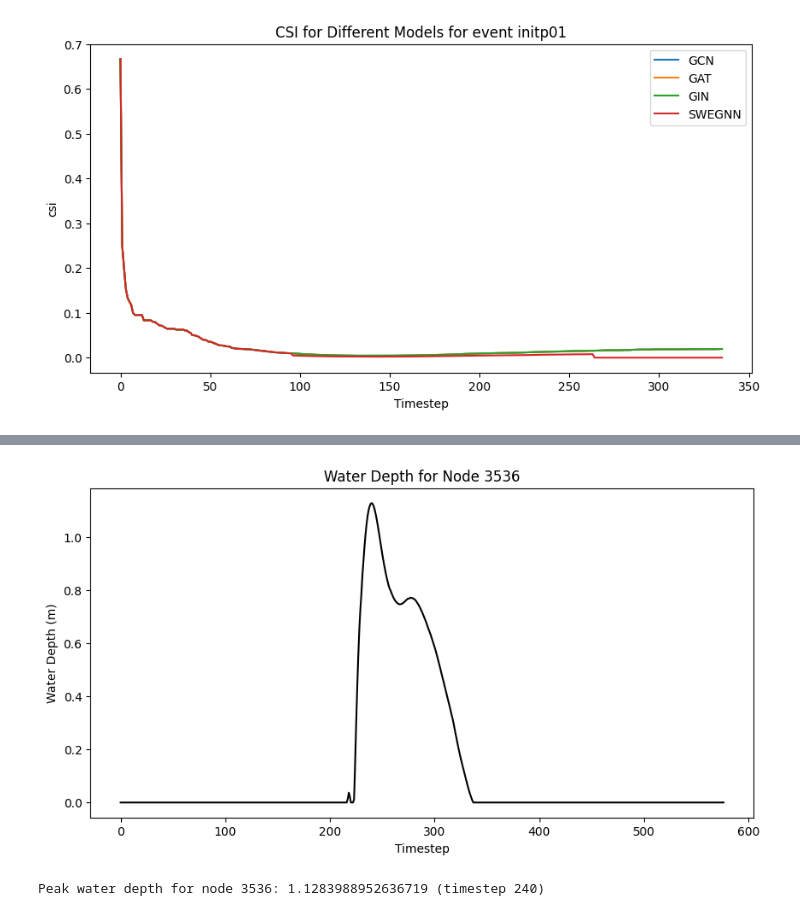
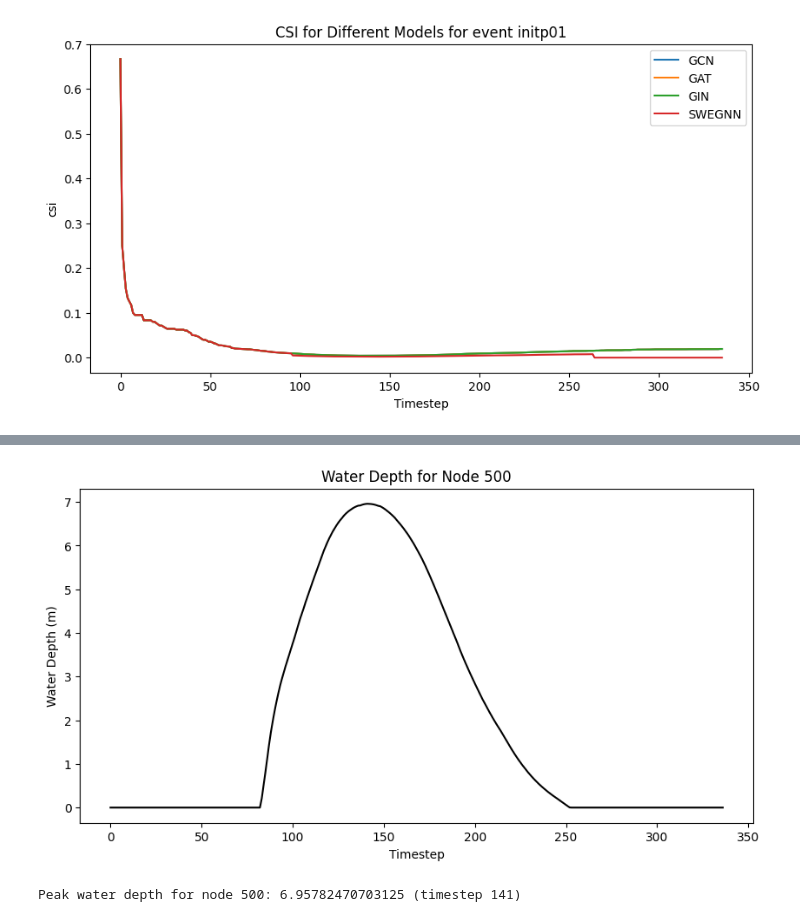
Before and after one commit to acostacos/gnn_flood_modeling, a Jupyter notebook: view_metrics.ipynb, the cells around one changed output, grey strips where cells are left out. Saved outputs shown, nothing was run; the diff lists cells and outputs as text; code cells hidden in the pictures.

```diff
--- a/view_metrics.ipynb
+++ b/view_metrics.ipynb
@@ -147,24 +147,24 @@ torch.Size([577, 22551])
 # %%
-# NODE_IDX = 13699
-NODE_IDX = 3536 # Upstream node index
+NODE_IDX = 500
+# NODE_IDX = 3536 # Upstream node index
 # NODE_IDX = 10593 # Midstream node index
 # NODE_IDX = 17686 # Downstream node index
 
 def plot_water_depth_for_node(node_idx: int, water_depth: torch.Tensor):
     plt.figure(figsize=(10, 5))
     plt.title(f'Water Depth for Node {node_idx}')
     plt.xlabel('Timestep')
     plt.ylabel('Water Depth (m)')
     plt.plot(water_depth[:, node_idx].numpy(), color='black')
     plt.show()
 
 plot_water_depth_for_node(NODE_IDX, water_depth)
 peak_wd = water_depth[:, NODE_IDX].max()
 peak_wd_timestep = water_depth[:, NODE_IDX].argmax()
 print(f"Peak water depth for node {NODE_IDX}: {peak_wd} (timestep {peak_wd_timestep})")
 # %% [output]
-[figure, old version]
+[figure, new version]
-Peak water depth for node 3536: 1.1283988952636719 (timestep 240)
+Peak water depth for node 500: 6.95782470703125 (timestep 141)
 # %%
 def plot_node_water_depth_for_all_models(metric_paths: list[str], node_idx: int, ground_truth: torch.Tensor = None):
     plt.figure(figsize=(10, 5))
```
Also changed, not shown: parts of 3 cells of this notebook, 5 other files.
